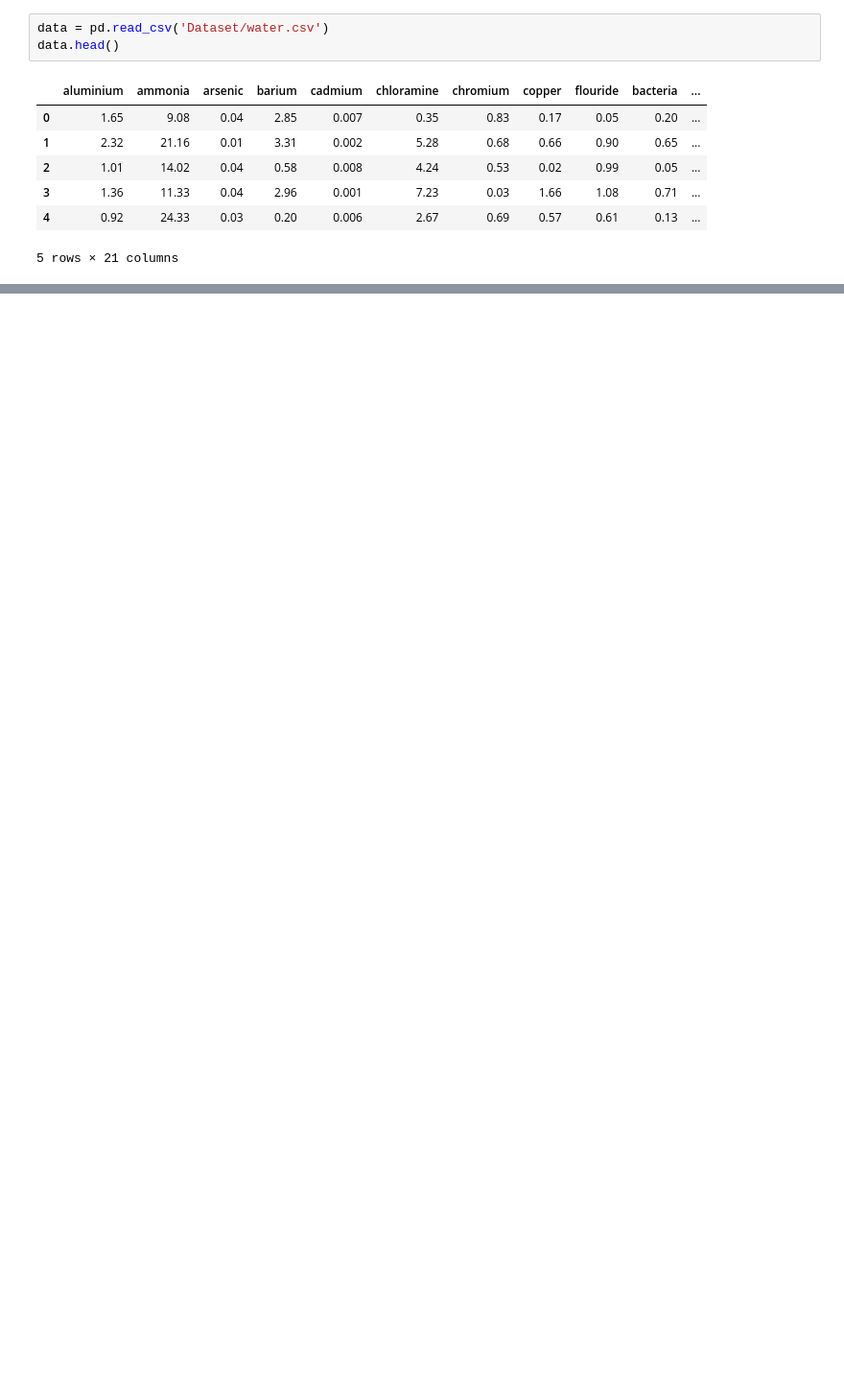
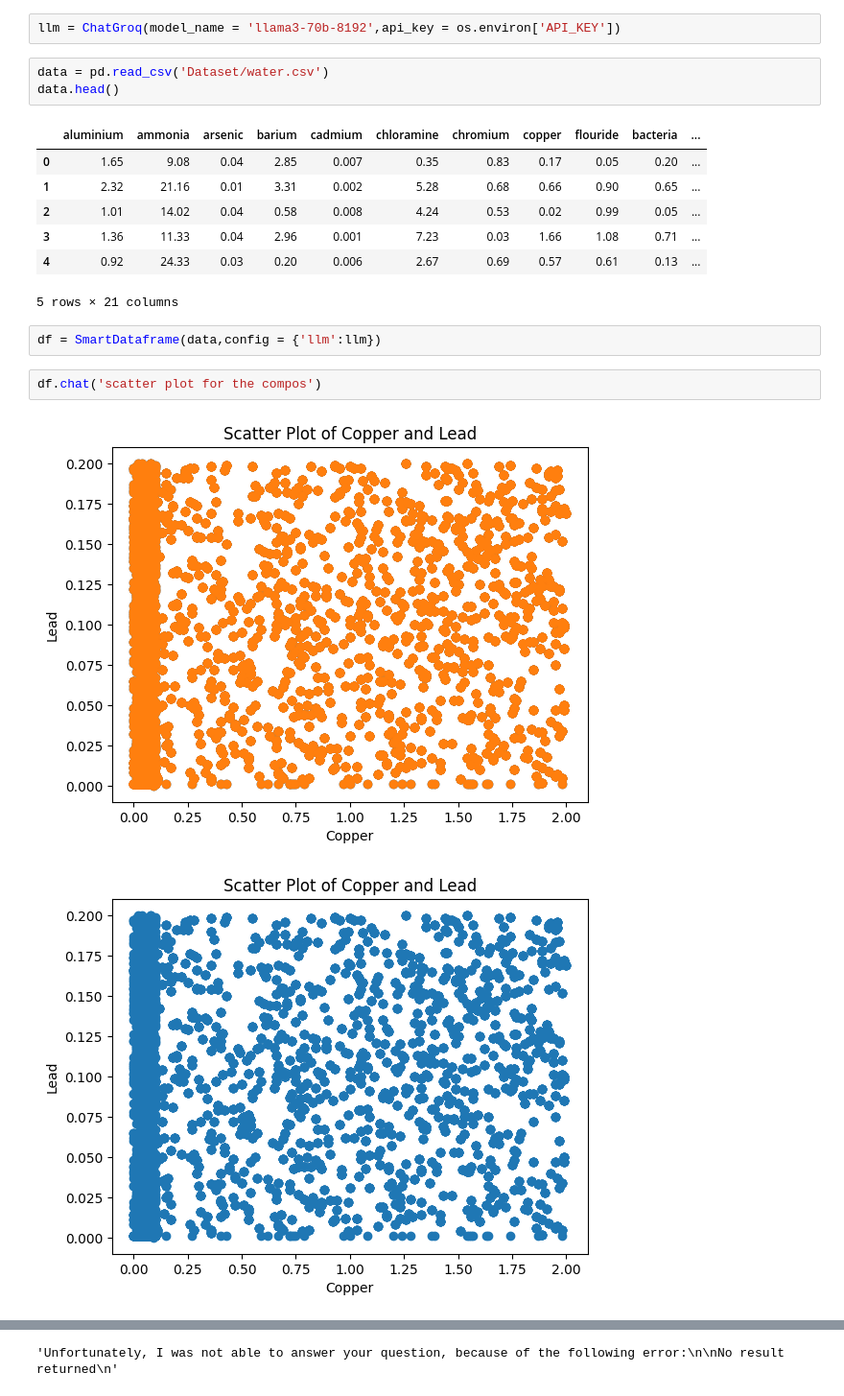
Before and after one commit to Harisudhan5/Chat_with_Dataset_using_PandasAI, a Jupyter notebook: main.ipynb, the cells around one changed output, grey strips where cells are left out. Shown at 96% size. Cells and saved outputs as stored; diff of their text form; blank space fills up the shorter version.

```diff
--- a/main.ipynb
+++ b/main.ipynb
@@ -4,3 +11,5 @@ from dotenv import load_dotenv
+# %%
+llm = ChatGroq(model_name = 'llama3-70b-8192',api_key = os.environ['API_KEY'])
 # %%
 data = pd.read_csv('Dataset/water.csv')
 data.head()
@@ -12,3 +21,10 @@ data.head()
 | 3 | 1.36 | 11.33 | 0.04 | 2.96 | 0.001 | 7.23 | 0.03 | 1.66 | 1.08 | 0.71 | ... |
 | 4 | 0.92 | 24.33 | 0.03 | 0.20 | 0.006 | 2.67 | 0.69 | 0.57 | 0.61 | 0.13 | ... |
 5 rows × 21 columns
+# %%
+df = SmartDataframe(data,config = {'llm':llm})
+# %%
+df.chat('scatter plot for the compos')
+# %% [output]
+[figure, added]
+[figure, added]
@@ -14,0 +46 @@ data.head()
+'Unfortunately, I was not able to answer your question, because of the following error:\n\nNo result returned\n'
```
Also changed, not shown: parts of 3 cells of this notebook.
